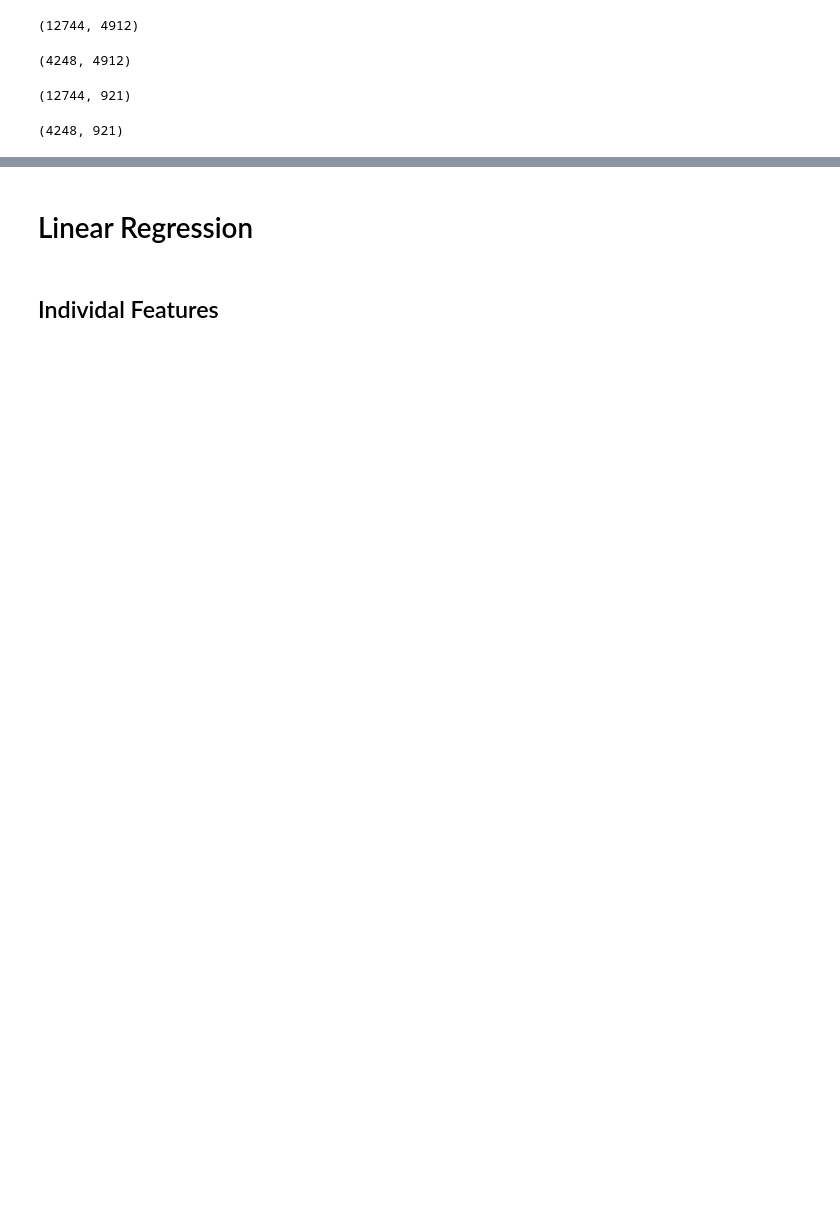
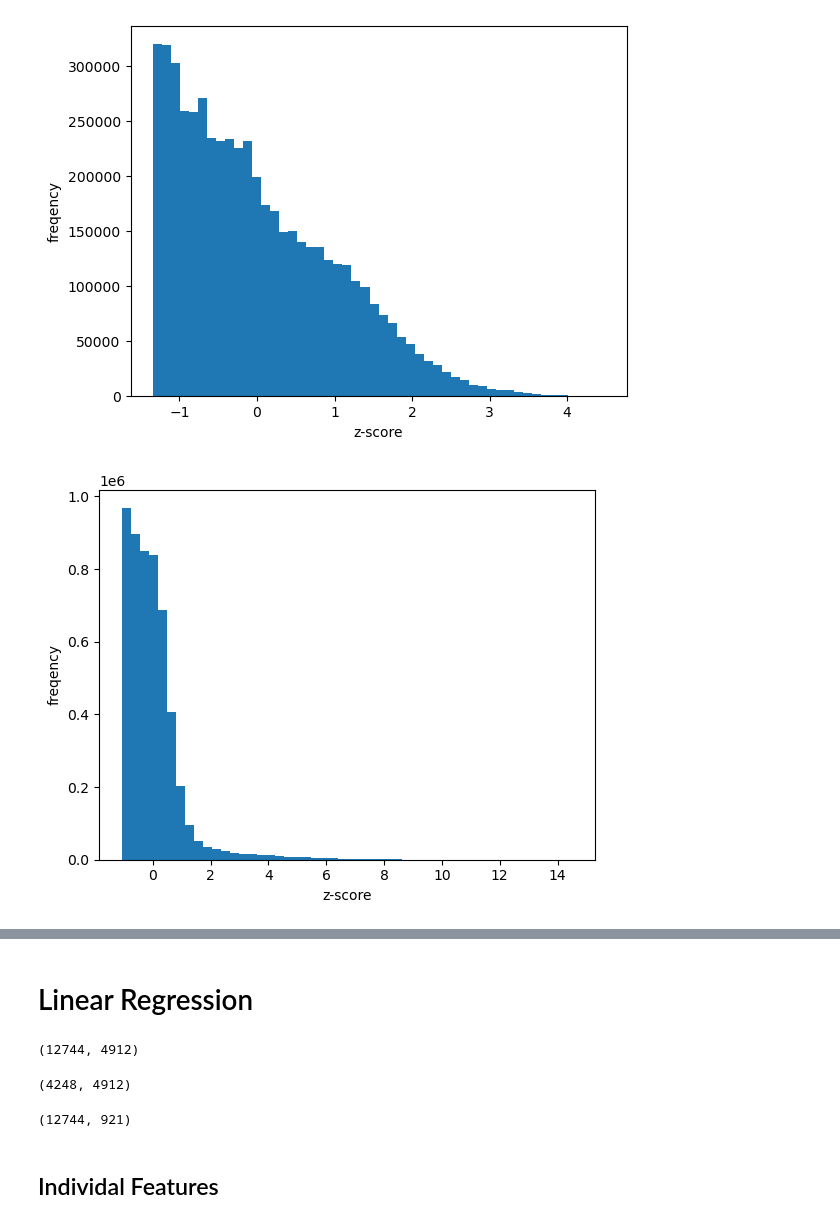
Before and after one commit to NicoPang/ensemble-ASTGCN, a Jupyter notebook: weather/model.ipynb, the cells around one changed output, grey strips where cells are left out. Saved outputs shown, nothing was run; the diff lists cells and outputs as text; code cells hidden in the pictures; blank space fills up the shorter version.

Commit message:
Added traffic data generation.

```diff
--- a/weather/model.ipynb
+++ b/weather/model.ipynb
@@ -5,7 +6,8 @@ from sklearn.model_selection import train_test_split
 
 import matplotlib.pyplot as plt
 # %%
-weather_data = np.load('./weather.npz')['data']
-traffic_data = np.load('./PEMS04.npz')['data']
+weather_data = np.load('weather.npz')['data']
+traffic_data = np.load('../data/PEMS04.npz')['data']
 
 weather_data = weather_data[:,:,1:]
+print(weather_data[1:4])
@@ -23,15 +43,29 @@ def rmsle(y_actual, y_pred):
     calc = (log1 - log2) ** 2
     return np.sqrt(np.mean(calc))
 # %%
-X = unpack_data(weather_data)
-y = unpack_data(traffic_data)
-train_X, test_X, train_y, test_y = train_test_split(X, y)
-display(train_X.shape)
-display(test_X.shape)
-display(train_y.shape)
-display(test_y.shape)
+individual_vars = [traffic_data[:,:,i] for i in range(3)]
+for i in range(3):
+    y = individual_vars[i]
+    y = (y - y.mean()) / y.std()
+    plt.hist(y.flatten(), bins = 50)
+    plt.xlabel('z-score')
+    plt.ylabel('freqency')
+#     plt.savefig(f'v{i + 1}-distribution.png')
+    plt.show()
+
+y = individual_vars[0]
+y = (y - y.mean()) / y.std()
+plt.hist(y[0::288].flatten(), bins = 50)
+plt.xlabel('z-score')
+plt.ylabel('freqency')
+# plt.savefig(f'v2-night.png')
+plt.show()
+
+plt.hist(y[204::288].flatten(), bins = 50)
+plt.xlabel('z-score')
+plt.ylabel('freqency')
+# plt.savefig(f'v2-day.png')
+plt.show()
 # %% [output]
-(12744, 4912)
-(4248, 4912)
-(12744, 921)
-(4248, 921)
+[figure, added]
+[figure, added]
@@ -38,9 +75,20 @@ display(test_y.shape)
 # %% [markdown]
 # Linear Regression
 # %%
-lr_model = LinearRegression(copy_X = True)
-lr_model.fit(train_X, train_y)
-lr_model.score(test_X, test_y)
+X = unpack_data(weather_data)
+y = unpack_data(traffic_data)
+train_X, test_X, train_y, test_y = train_test_split(X, y)
+display(train_X.shape)
+display(test_X.shape)
+display(train_y.shape)
+# display(test_y.shape)
+# lr_model = LinearRegression(copy_X = True)
+# lr_model.fit(train_X, train_y)
+# lr_model.score(test_X, test_y)
+# %% [output]
+(12744, 4912)
+(4248, 4912)
+(12744, 921)
 # %% [markdown]
 ## Individal Features
 # %%
```
Also changed, not shown: parts of 18 cells of this notebook, 12 other files.
